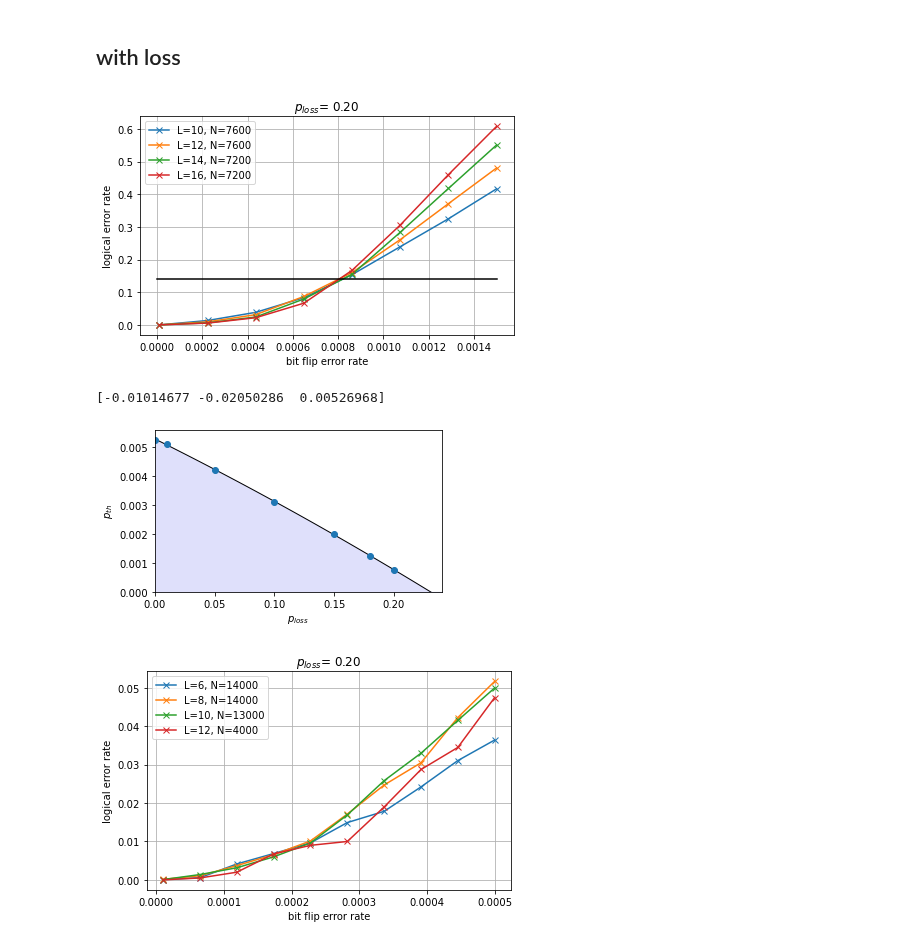
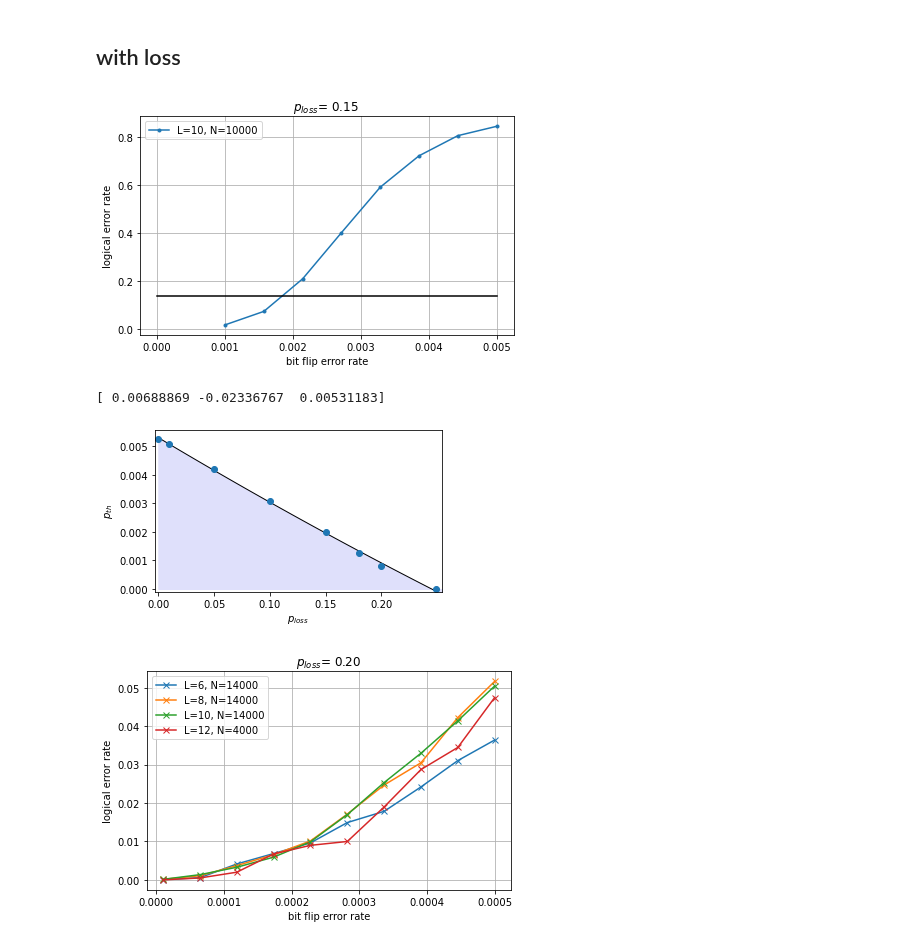
Before and after one commit to hassan-shap/quantum-emitter, a Jupyter notebook: pp_threshold_qdot.ipynb, the cells around one changed output. Cells and saved outputs as stored; diff of their text form; code cells hidden in the pictures.

```diff
--- a/pp_threshold_qdot.ipynb
+++ b/pp_threshold_qdot.ipynb
@@ -59,0 +147,31 @@ plt.show()
+# %%
+## tuning pc
+############
+ν_list = np.linspace(0.7,1.3,5)
+
+plt.figure()
+
+for ν in ν_list:
+    pc_list = np.linspace(0.8,1.3)*pc0
+    cost= np.zeros(len(pc_list))
+
+    r_value= np.zeros((len(pc_list),len(L_list)))
+    for i_p, pc in enumerate(pc_list):
+        xvals = np.zeros((len(L_list),len(p1_list)))
+        for i_L, L in enumerate(L_list):
+            xvals[i_L,:] = (p1_list-pc) * L**(1/ν)
+        xi = np.linspace(xvals[0,0],xvals[0,-1])
+        # plt.plot(xvals,Svals,"o")
+        y_vec = np.zeros((len(L_list),len(xi)))
+        for i_L, L in enumerate(L_list):
+            y_vec[i_L,:] = np.interp(xi,xvals[i_L,:] ,Svals[i_L,:] )
+        cost[i_p] = np.sum(np.var(y_vec,axis = 0))
+
+    plt.plot(pc_list, cost,"-",markersize=4,label="ν= %.2f" % (ν))
+
+plt.ylabel("cost func.")
+plt.xlabel(r"$p_c$")
+plt.yscale("log")
+plt.grid()
+plt.legend()
+plt.show()
@@ -62,7 +182,7 @@ plt.show()
 # %%
 repeat = 20
 L_list = [10,12,14,16]
-prob_l = 0.2
+prob_l = 0.15
 
 plt.figure(1)#,figsize=(5,3))
 for i_L, L in enumerate(L_list):
@@ -85,7 +205,7 @@ for i_L, L in enumerate(L_list):
     if not first:
         failure_ratio = fail_prob_avg/Ntot
         loss_ratio = loss_prob_avg/Ntot
-        # plt.plot(p1_list,failure_ratio,".-", color="C%d" % (i_L), label="L=%d, N=%d" % (L,Ntot))
+        plt.plot(p1_list,failure_ratio,".-", color="C%d" % (i_L), label="L=%d, N=%d" % (L,Ntot))
 
     first = True
     for i_rep in range(repeat):
@@ -100,37 +220,40 @@ for i_L, L in enumerate(L_list):
                 Ntot_loss = 0
                 Ntot_flip = 0
                 Ntot = 0
             fail_prob_avg += (fail_prob_z+loss_prob)
             loss_prob_avg += loss_prob
             Ntot += Nrep_loss#*(Nrep_loss-loss_prob)+loss_prob
     if not first:
         failure_ratio = fail_prob_avg/Ntot
         loss_ratio = loss_prob_avg/Ntot
         plt.plot(p1_list,failure_ratio,"x-", color="C%d" % (i_L), label="L=%d, N=%d" % (L,Ntot))
 
 
 yc = 0.14
 plt.plot([0.0,max(p1_list)],[yc,yc],"k")
 
 plt.legend()
 plt.title(r"$p_{loss} $= %.2f " % (prob_l))
 # plt.yscale("log")
 # plt.ylim([7e-2,7e-1])
 # plt.xlim([0.0,1e-3])
 # plt.xticks(np.arange(0.08,0.131,0.01))
 # plt.xticks(np.arange(0.0s6,0.1,0.01))
 plt.grid()
 plt.xlabel("bit flip error rate")
 plt.ylabel("logical error rate")
 # plt.legend()
 plt.tight_layout()
 # plt.savefig("figs/loss_%.2f_toric_threshold.pdf" % (prob_l))
 plt.show()
 # %% [output]
-[figure, old version]
+[figure, new version]
 # %%
-p_loss = [0,0.01,0.05,0.1,0.15,0.18,0.2]
-p_th = [0.00525,0.0051,0.0042,0.0031,0.002,0.00125,0.00075]
+p_loss = [0,0.01,0.05,0.1,0.15,0.18,0.2,0.249]
+p_th = [0.00525,0.0051,0.0042,0.0031,0.002,0.00127,0.0008,0]
+# p_loss = [0,0.05,0.1,0.15,0.18,0.2,0.249]
+# p_th = [0.00525,0.0042,0.0031,0.002,0.00127,0.0008,0]
+
 
 z = np.polyfit(p_loss, p_th, 2)
 print(z)
@@ -141,18 +264,19 @@ plt.figure(1,figsize=(5,3))
 plt.plot(x_plot,y_plot,"k",linewidth=1)
 plt.fill_between(x_plot,y_plot,color="#DFE0FB")
 plt.plot(p_loss,p_th,"o")
+# plt.plot([0.2488],[0],"*")
 plt.ylabel(r"$p_{th}$")
 plt.xlabel(r"$p_{loss}$")
 plt.xticks(np.arange(0,0.21,0.05))
 plt.yticks(np.arange(0,0.0051,0.001))
-plt.xlim([0,0.24])
-plt.ylim([0,1.06*max(p_th)])
+plt.xlim([-3e-3,0.254])
+plt.ylim([-1e-4,1.06*max(p_th)])
 plt.tight_layout()
 # plt.savefig("figs/loss_error_phasediag.pdf")
 plt.show()
 # %% [output]
-[-0.01014677 -0.02050286  0.00526968]
+[ 0.00688869 -0.02336767  0.00531183]
-[figure, old version]
+[figure, new version]
 # %%
 ### 0.2 loss
 repeat = 14
```
Also changed, not shown: parts of 4 cells of this notebook, 38 other files.
